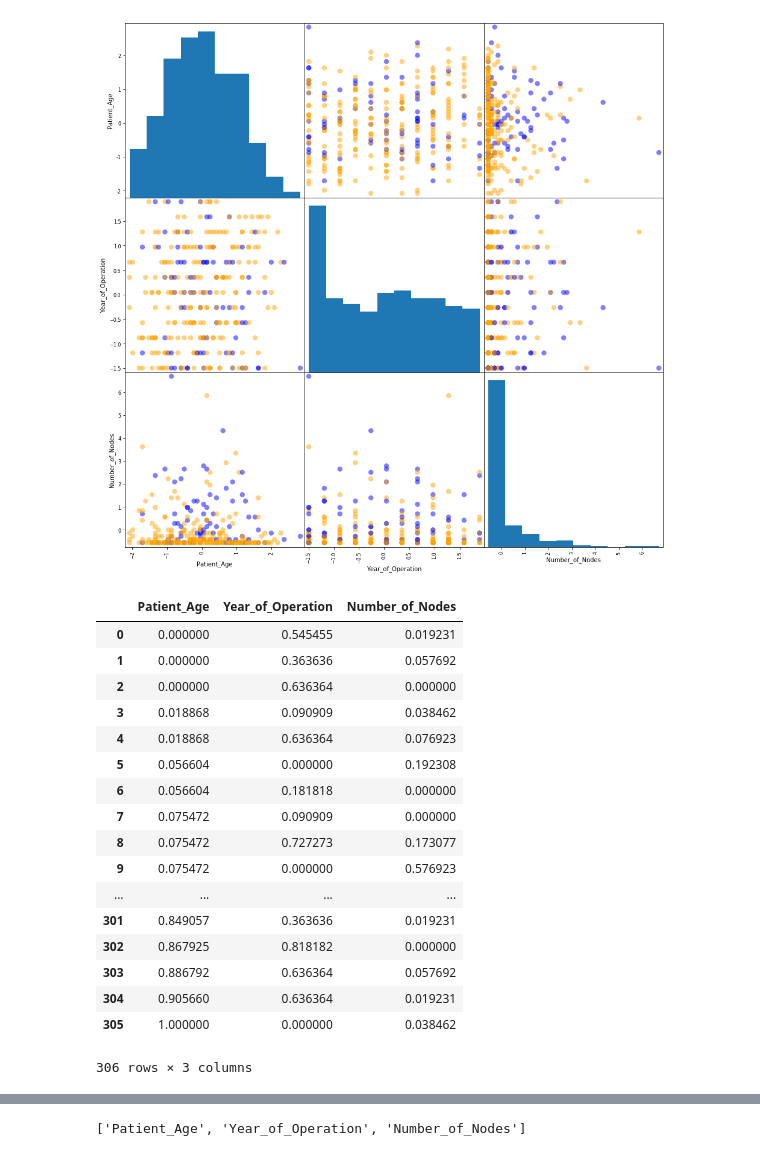
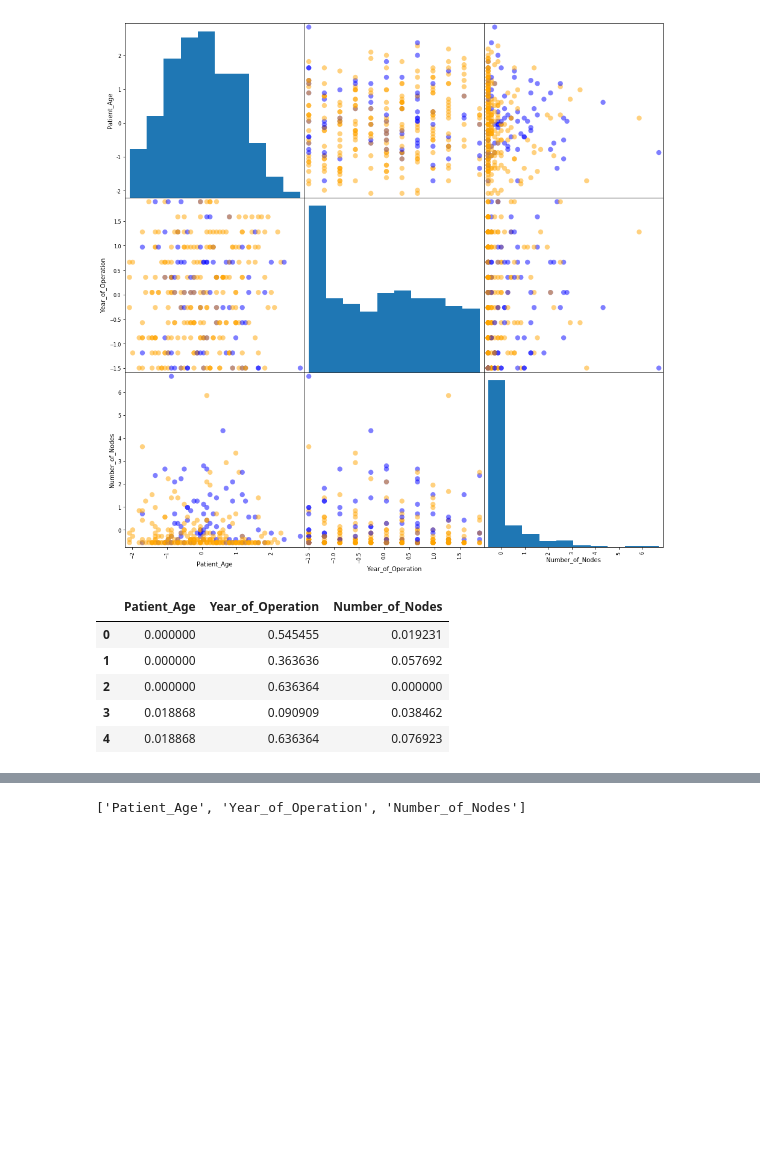
Before and after one commit to S3688570/Prediction-of-Breast-Cancer, a Jupyter notebook: Assignment2.ipynb, the cells around one changed output, grey strips where cells are left out. Cells and saved outputs as stored; diff of their text form; code cells hidden in the pictures; blank space fills up the shorter version.

```diff
--- a/Assignment2.ipynb
+++ b/Assignment2.ipynb
@@ -546,26 +522,14 @@ plt.show
 # %%
 #Convert array of 'normalized' data to a data frame
 columns =['Patient_Age', 'Year_of_Operation', 'Number_of_Nodes']
 df_minmax = pd.DataFrame(survival_minmax, columns = columns)
-df_minmax
+df_minmax.head()
 # %% [output]
 |  | Patient_Age | Year_of_Operation | Number_of_Nodes |
 | 0 | 0.000000 | 0.545455 | 0.019231 |
 | 1 | 0.000000 | 0.363636 | 0.057692 |
 | 2 | 0.000000 | 0.636364 | 0.000000 |
 | 3 | 0.018868 | 0.090909 | 0.038462 |
 | 4 | 0.018868 | 0.636364 | 0.076923 |
-| 5 | 0.056604 | 0.000000 | 0.192308 |
-| 6 | 0.056604 | 0.181818 | 0.000000 |
-| 7 | 0.075472 | 0.090909 | 0.000000 |
-| 8 | 0.075472 | 0.727273 | 0.173077 |
-| 9 | 0.075472 | 0.000000 | 0.576923 |
-| ... | ... | ... | ... |
-| 301 | 0.849057 | 0.363636 | 0.019231 |
-| 302 | 0.867925 | 0.818182 | 0.000000 |
-| 303 | 0.886792 | 0.636364 | 0.057692 |
-| 304 | 0.905660 | 0.636364 | 0.019231 |
-| 305 | 1.000000 | 0.000000 | 0.038462 |
-306 rows × 3 columns
 # %%
 #Plot scattermatrix for 'normalized' data
```
Also changed, not shown: parts of 95 cells of this notebook.
